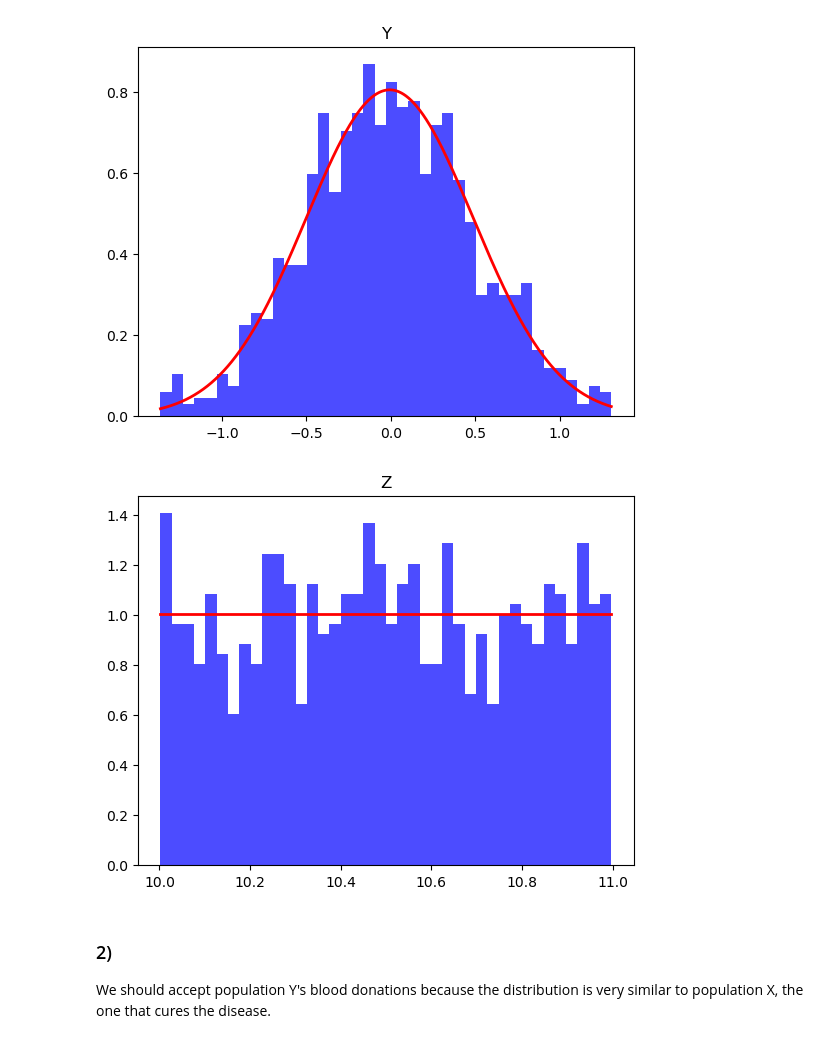
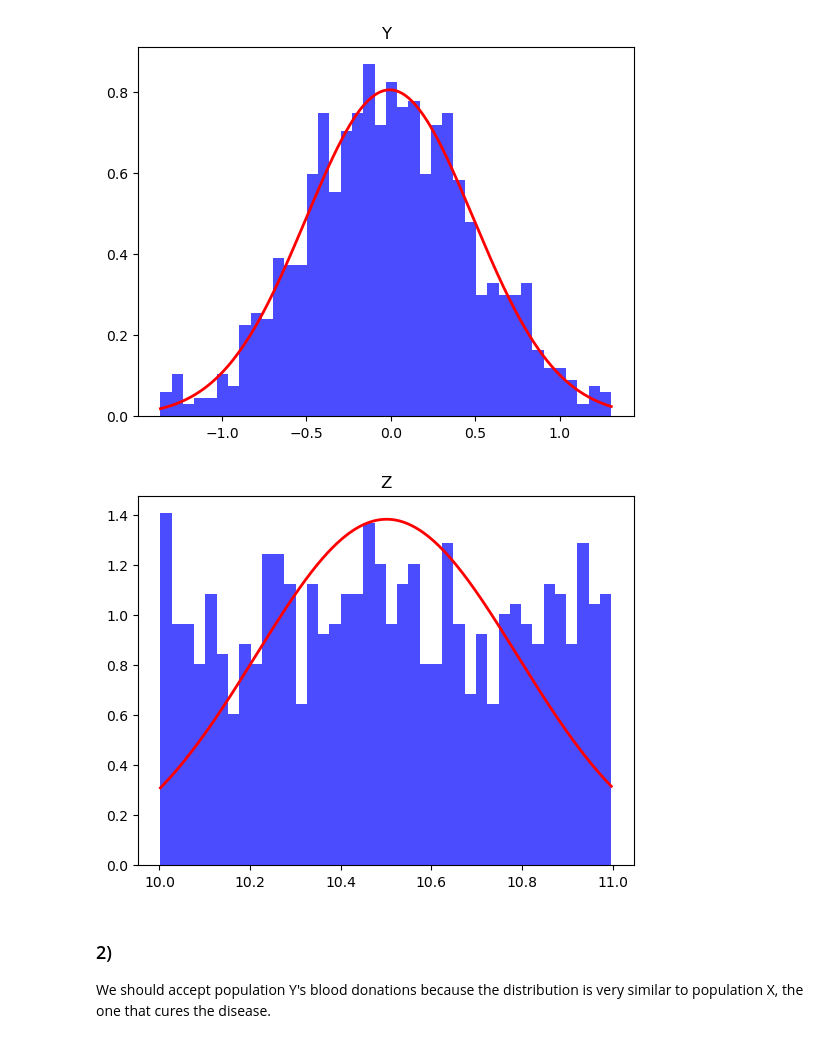
Before and after one commit to kennethaldridge/DS4400-HW, a Jupyter notebook: coding_exam2/ds4400_exam2.ipynb, the cells around one changed output. Drawn from its saved outputs; the diff is of its cells as text; code cells hidden in the pictures.

```diff
--- a/coding_exam2/ds4400_exam2.ipynb
+++ b/coding_exam2/ds4400_exam2.ipynb
@@ -52,27 +52,33 @@ plt.show()
 # %% [output]
 [figure]
 # %%
-a = min(Z)
-b = max(Z)
+# a = min(Z)
+# b = max(Z)
 x = np.linspace(min(Z), max(Z), 1000)
+Z_mean = np.mean(Z)
+Z_sd = np.std(Z)
+
+# def p_z(x):
+#     if isinstance(x, np.ndarray):
+#         return np.where((a<=x) & (x<=b), 1/(b - a), 0.0001)
+#     else:
+#         if a <= x <= b:
+#             return 1/(b-a)
+#         else:
+#             return 0.00001
 
 def p_z(x):
-    if isinstance(x, np.ndarray):
-        return np.where((a<=x) & (x<=b), 1/(b - a), 0.0001)
-    else:
-        if a <= x <= b:
-            return 1/(b-a)
-        else:
-            return 0.00001
+    dist = norm.pdf(x, Z_mean, Z_sd) # gaussian(x, Y_mean, Y_sd)
+    return np.maximum(dist, 0.00001)
 
 y = p_z(x)
 
 plt.hist(Z, 40, facecolor='blue', alpha=0.7, density=True)
 plt.plot(x, y, color='red', linewidth=2)
 plt.title("Z")
 plt.show()
 # %% [output]
-[figure, old version]
+[figure, new version]
 # %% [markdown]
 ### 2)
 We should accept population Y's blood donations because the distribution is very similar to population X, the one that cures the disease.
```
Also changed, not shown: parts of 25 cells of this notebook, 1 other file.
